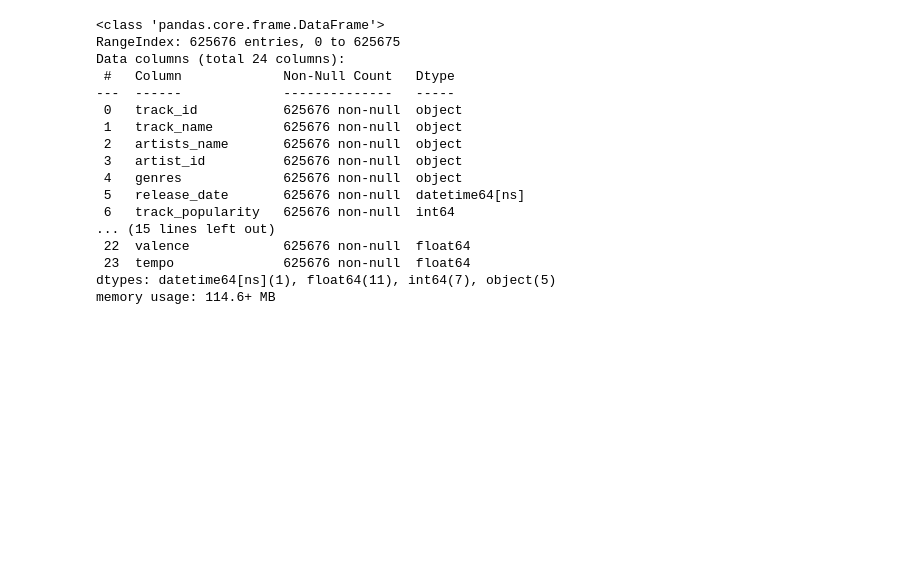
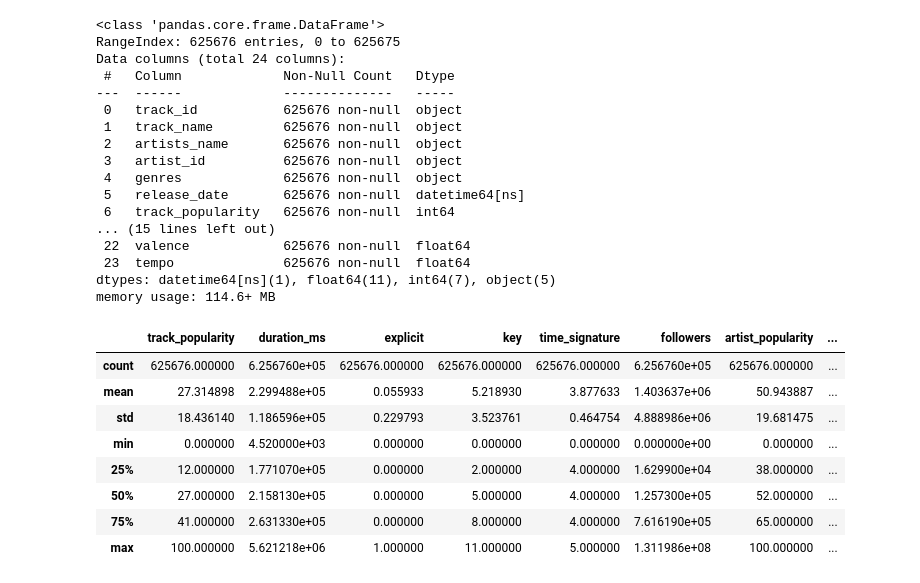
Before and after one commit to halmasieh/Spotify_Analysis, a Jupyter notebook: spotify_etl.ipynb, the cells around one changed output. Drawn from its saved outputs; the diff is of its cells as text; code cells hidden in the pictures; blank space fills up the shorter version.

Commit message:
fixed index issue with stats df

```diff
--- a/spotify_etl.ipynb
+++ b/spotify_etl.ipynb
@@ -1037,6 +1037,17 @@ dtypes: datetime64[ns](1), float64(11), int64(7), object(5)
 memory usage: 114.6+ MB
 # %%
 # Get the stats
-imploded_stats = pd.DataFrame(imploded_df.describe())
+# imploded_stats = pd.DataFrame(imploded_df.describe())
+# imploded_stats
+# %% [output]
+|  | track_popularity | duration_ms | explicit | key | time_signature | followers | artist_popularity | ... |
+| count | 625676.000000 | 6.256760e+05 | 625676.000000 | 625676.000000 | 625676.000000 | 6.256760e+05 | 625676.000000 | ... |
+| mean | 27.314898 | 2.299488e+05 | 0.055933 | 5.218930 | 3.877633 | 1.403637e+06 | 50.943887 | ... |
+| std | 18.436140 | 1.186596e+05 | 0.229793 | 3.523761 | 0.464754 | 4.888986e+06 | 19.681475 | ... |
+| min | 0.000000 | 4.520000e+03 | 0.000000 | 0.000000 | 0.000000 | 0.000000e+00 | 0.000000 | ... |
+| 25% | 12.000000 | 1.771070e+05 | 0.000000 | 2.000000 | 4.000000 | 1.629900e+04 | 38.000000 | ... |
+| 50% | 27.000000 | 2.158130e+05 | 0.000000 | 5.000000 | 4.000000 | 1.257300e+05 | 52.000000 | ... |
+| 75% | 41.000000 | 2.631330e+05 | 0.000000 | 8.000000 | 4.000000 | 7.616190e+05 | 65.000000 | ... |
+| max | 100.000000 | 5.621218e+06 | 1.000000 | 11.000000 | 5.000000 | 1.311986e+08 | 100.000000 | ... |
 # %%
 # export stats to csv
```
Also changed, not shown: parts of 2 cells of this notebook.
